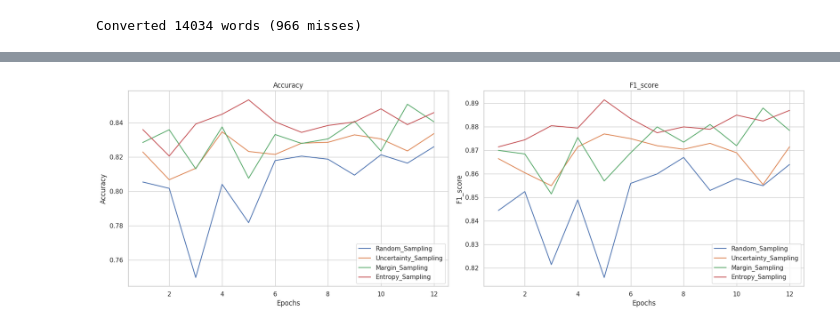
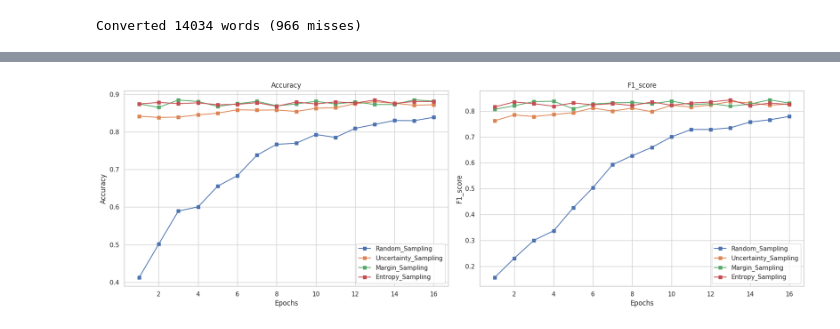
Before and after one commit to Mohamed2bdelaziz/Active-Learning, a Jupyter notebook: text_classification_with_active_learning.ipynb, the cells around one changed output, grey strips where cells are left out. Drawn from its saved outputs; the diff is of its cells as text; code cells hidden in the pictures.

```diff
--- a/text_classification_with_active_learning.ipynb
+++ b/text_classification_with_active_learning.ipynb
@@ -304,9 +305,11 @@ Model: "functional_1"
  Trainable params: 373,510 (1.42 MB)
  Non-trainable params: 4,500,600 (17.17 MB)
 # %%
+opt = tensorflow.keras.optimizers.Adam()
+
 model.compile(
-    loss="binary_crossentropy",
-    optimizer="rmsprop", # adam
+   loss='categorical_crossentropy',
+   optimizer=opt, # adam
     metrics=["acc", F1Score()]
 )
 # %%
@@ -393,31 +402,31 @@ Query no. 12, using Margin_Sampling strategy
 # %%
 # Set up the figure
 plt.figure(figsize=(18, 6))
 
 # Plot training and validation accuracy
 plt.subplot(1, 2, 1)
 for strat_nmae in history.keys():
-  plt.plot(range(1, len(history[strat_nmae]['acc_hist']) + 1), history[strat_nmae]['acc_hist'], label=strat_nmae)
+  plt.plot(range(1, len(history[strat_nmae]['acc_hist']) + 1), history[strat_nmae]['acc_hist'], marker='s', label=strat_nmae)
 plt.title('Accuracy')
 plt.xlabel('Epochs')
 plt.ylabel('Accuracy')
 plt.legend()
 
 # Plot training and validation f1_score
 plt.subplot(1, 2, 2)
 for strat_nmae in history.keys():
-  plt.plot(range(1, len(history[strat_nmae]['f1_hist']) + 1), history[strat_nmae]['f1_hist'], label=strat_nmae)
+  plt.plot(range(1, len(history[strat_nmae]['f1_hist']) + 1), history[strat_nmae]['f1_hist'], marker='s', label=strat_nmae)
 plt.title('F1_score')
 plt.xlabel('Epochs')
 plt.ylabel('F1_score')
 plt.legend()
 
 # Customize the style using Seaborn
 sns.set(style='whitegrid')  # You can choose other styles as well
 
 # Show the plots
 plt.grid(True)
 plt.tight_layout()
 plt.show()
 # %% [output]
-[figure, old version]
+[figure, new version]
```
Also changed, not shown: parts of 9 cells of this notebook.
